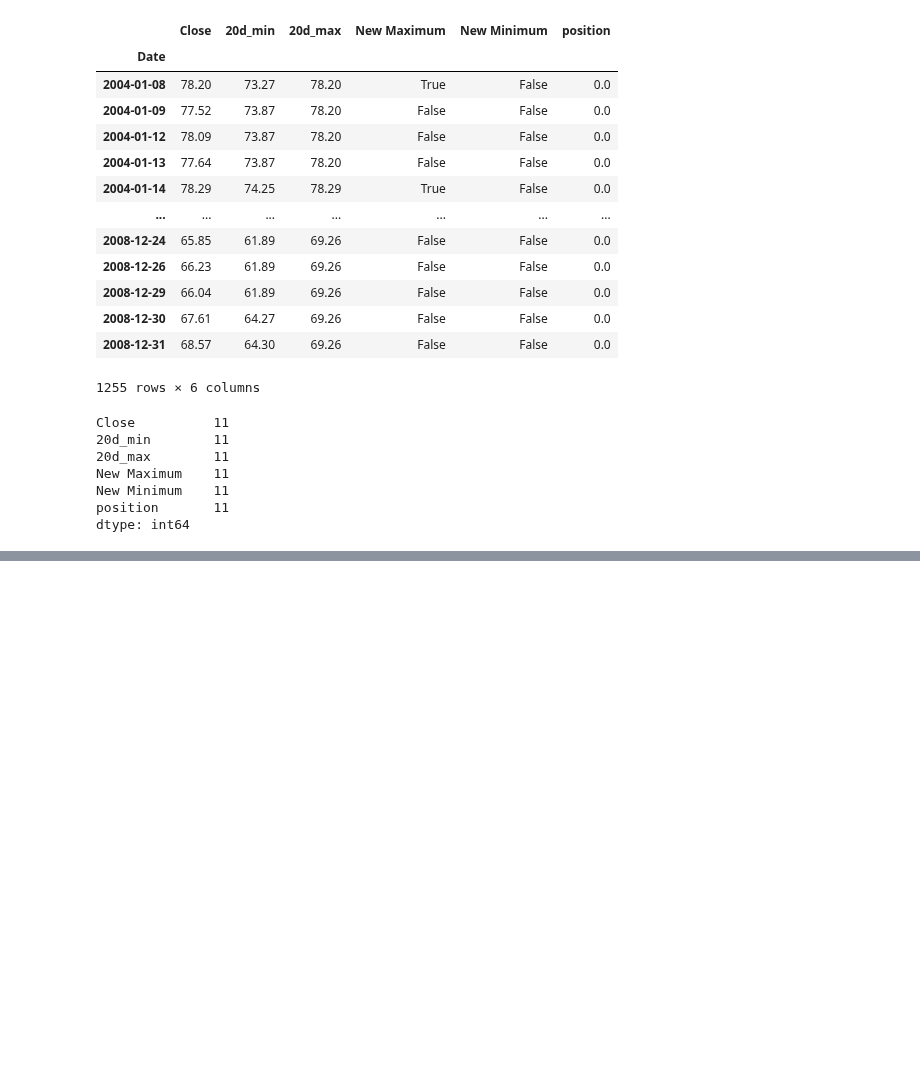
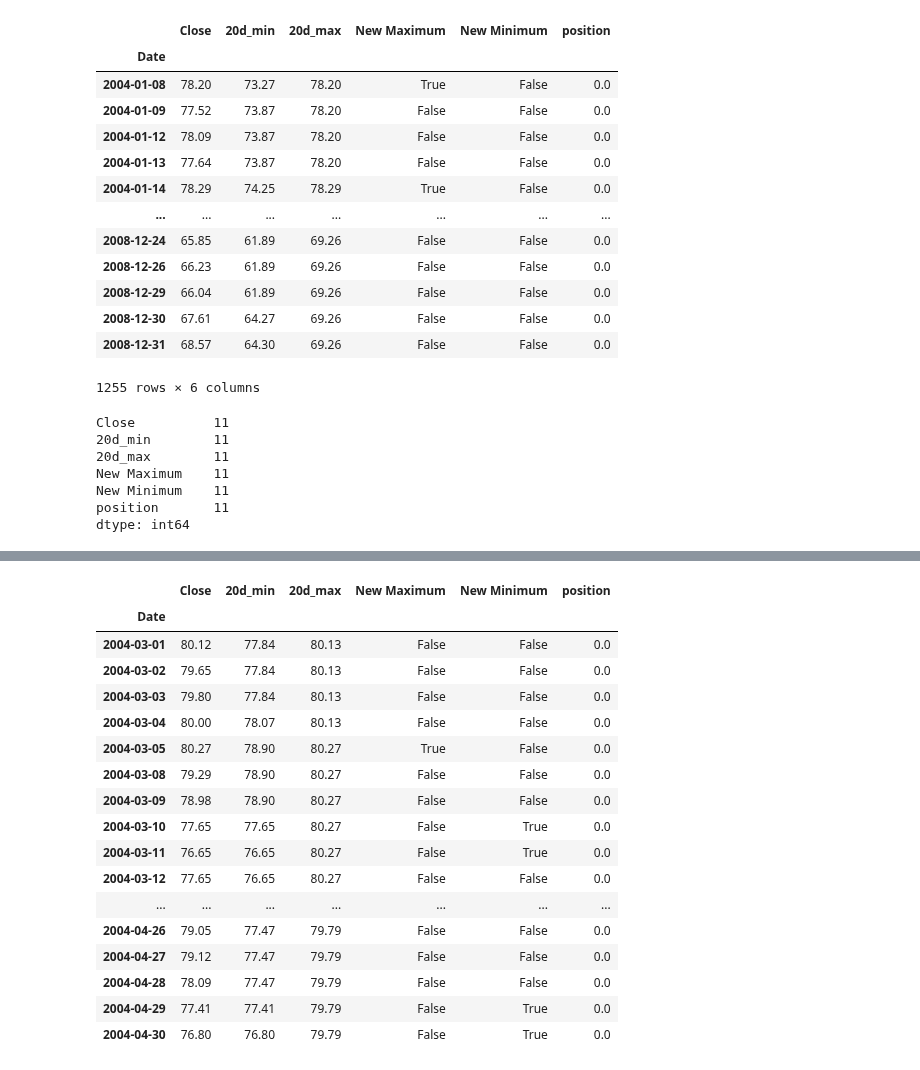
Before and after one commit to fadeeva/stock_market_research, a Jupyter notebook: classic/turtle_soup/simple/simple_TURTLE_SOUP.ipynb, the cells around one changed output, grey strips where cells are left out. Saved outputs shown, nothing was run; the diff lists cells and outputs as text; code cells hidden in the pictures; blank space fills up the shorter version.

```diff
--- a/classic/turtle_soup/simple/simple_TURTLE_SOUP.ipynb
+++ b/classic/turtle_soup/simple/simple_TURTLE_SOUP.ipynb
@@ -453,0 +440,21 @@ plt.legend()
+# %%
+spy_position.loc['2004-03-01':'2004-05-01']
+# %% [output]
+|  | Close | 20d_min | 20d_max | New Maximum | New Minimum | position |
+| Date |  |  |  |  |  |  |
+| 2004-03-01 | 80.12 | 77.84 | 80.13 | False | False | 0.0 |
+| 2004-03-02 | 79.65 | 77.84 | 80.13 | False | False | 0.0 |
+| 2004-03-03 | 79.80 | 77.84 | 80.13 | False | False | 0.0 |
+| 2004-03-04 | 80.00 | 78.07 | 80.13 | False | False | 0.0 |
+| 2004-03-05 | 80.27 | 78.90 | 80.27 | True | False | 0.0 |
+| 2004-03-08 | 79.29 | 78.90 | 80.27 | False | False | 0.0 |
+| 2004-03-09 | 78.98 | 78.90 | 80.27 | False | False | 0.0 |
+| 2004-03-10 | 77.65 | 77.65 | 80.27 | False | True | 0.0 |
+| 2004-03-11 | 76.65 | 76.65 | 80.27 | False | True | 0.0 |
+| 2004-03-12 | 77.65 | 76.65 | 80.27 | False | False | 0.0 |
+| ... | ... | ... | ... | ... | ... | ... |
+| 2004-04-26 | 79.05 | 77.47 | 79.79 | False | False | 0.0 |
+| 2004-04-27 | 79.12 | 77.47 | 79.79 | False | False | 0.0 |
+| 2004-04-28 | 78.09 | 77.47 | 79.79 | False | False | 0.0 |
+| 2004-04-29 | 77.41 | 77.41 | 79.79 | False | True | 0.0 |
+| 2004-04-30 | 76.80 | 76.80 | 79.79 | False | True | 0.0 |
```
Also changed, not shown: parts of 10 cells of this notebook.
